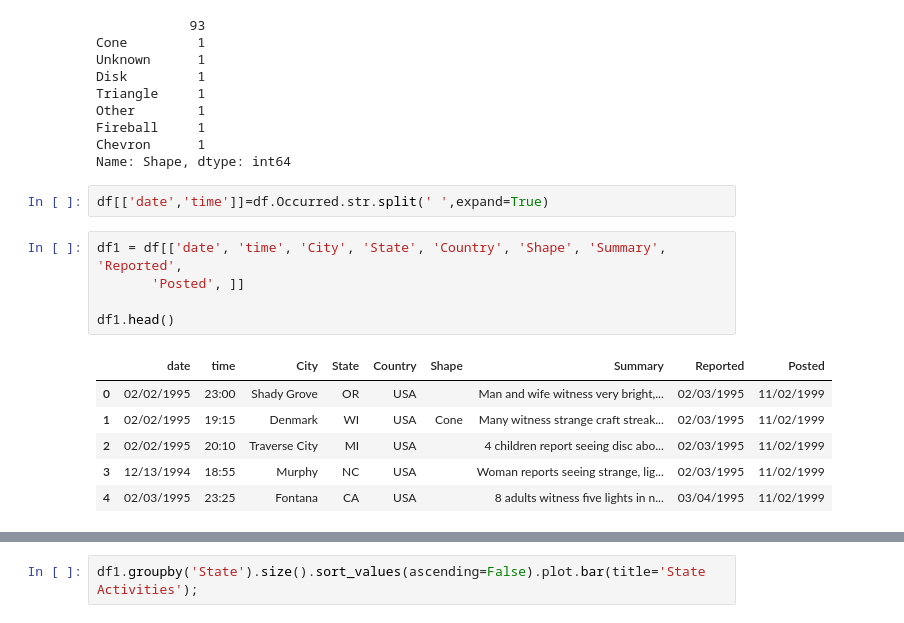
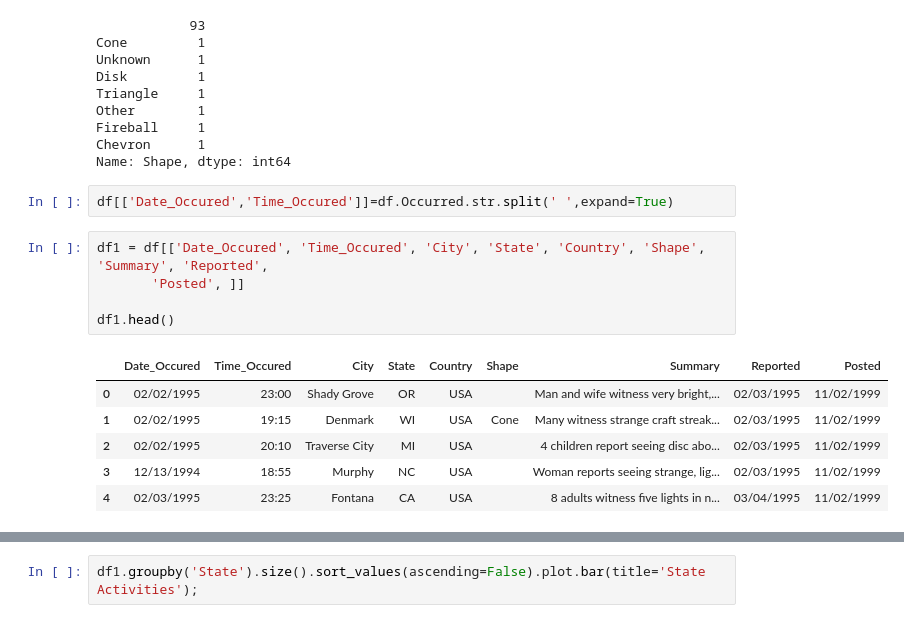
Before and after one commit to teelam1910/UFO_Sightings_Analysis, a Jupyter notebook: UFO_nuforc_webscraping.ipynb, the cells around one changed output, grey strips where cells are left out. Cells and saved outputs as stored; diff of their text form.

```diff
--- a/UFO_nuforc_webscraping.ipynb
+++ b/UFO_nuforc_webscraping.ipynb
@@ -35,14 +190,14 @@ Fireball     1
 Chevron      1
 Name: Shape, dtype: int64
 # %%
-df[['date','time']]=df.Occurred.str.split(' ',expand=True)
+df[['Date_Occured','Time_Occured']]=df.Occurred.str.split(' ',expand=True)
 # %%
-df1 = df[['date', 'time', 'City', 'State', 'Country', 'Shape', 'Summary', 'Reported',
+df1 = df[['Date_Occured', 'Time_Occured', 'City', 'State', 'Country', 'Shape', 'Summary', 'Reported',
        'Posted', ]]
 
 df1.head()
 # %% [output]
-|  | date | time | City | State | Country | Shape | Summary | Reported | Posted |
+|  | Date_Occured | Time_Occured | City | State | Country | Shape | Summary | Reported | Posted |
 | 0 | 02/02/1995 | 23:00 | Shady Grove | OR | USA |  | Man and wife witness very bright,... | 02/03/1995 | 11/02/1999 |
 | 1 | 02/02/1995 | 19:15 | Denmark | WI | USA | Cone | Many witness strange craft streak... | 02/03/1995 | 11/02/1999 |
 | 2 | 02/02/1995 | 20:10 | Traverse City | MI | USA |  | 4 children report seeing disc abo... | 02/03/1995 | 11/02/1999 |
```
Also changed, not shown: parts of 16 cells of this notebook, 1 other file.
